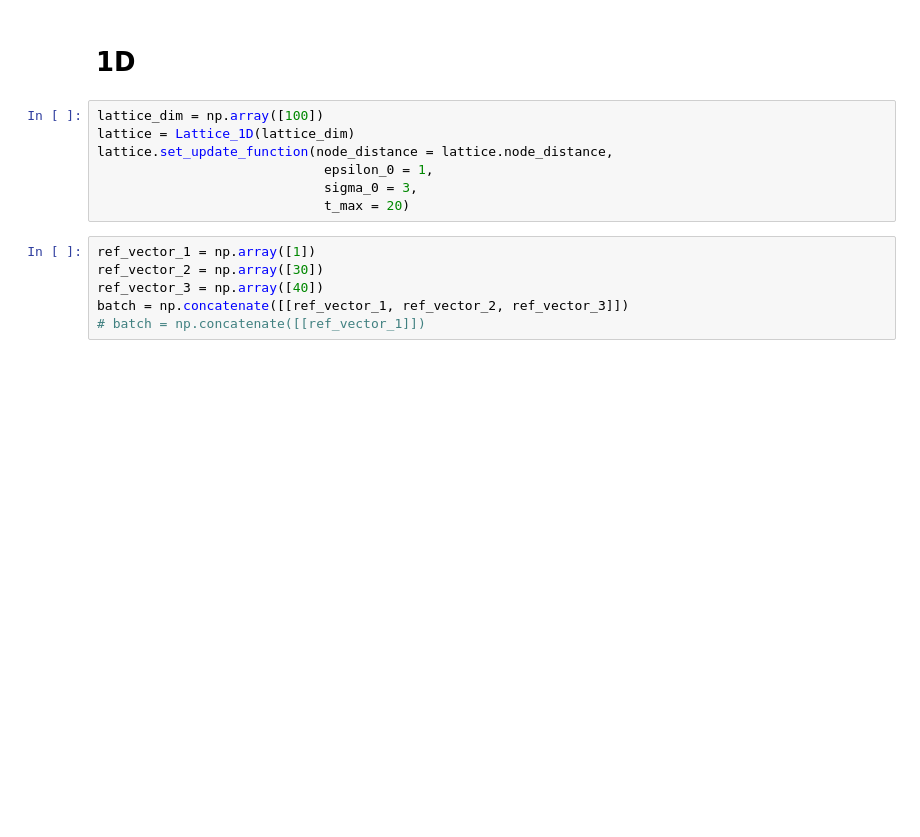
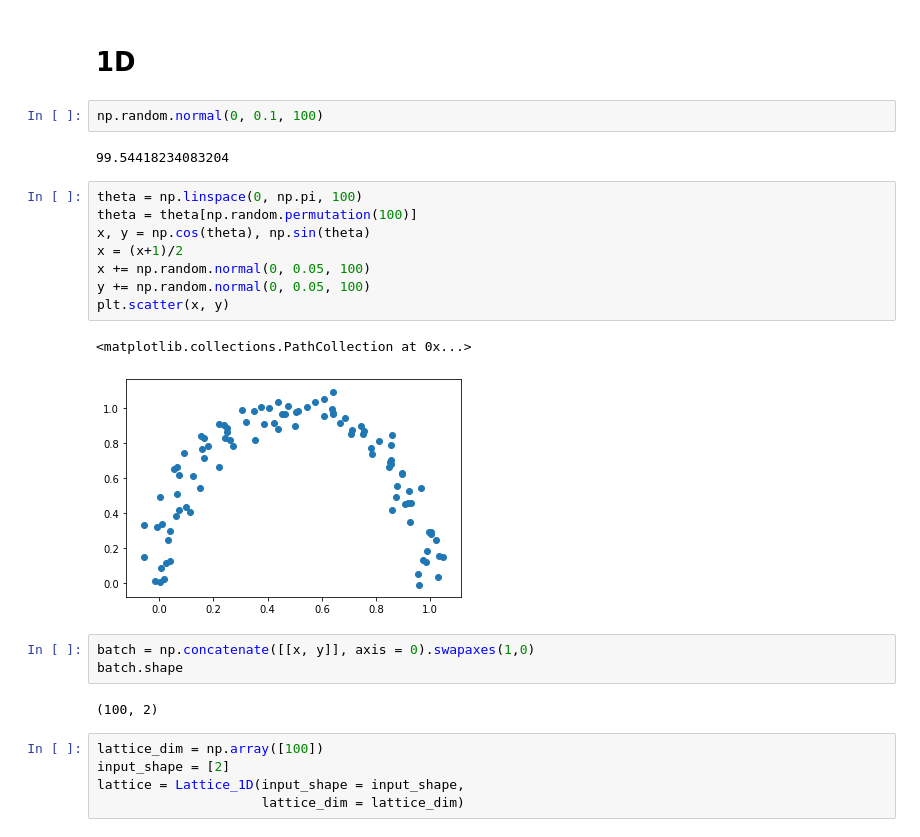
Before and after one commit to Louis-Dupont/SOM, a Jupyter notebook: test.ipynb, the cells around one changed output. Drawn from its saved outputs; the diff is of its cells as text; blank space fills up the shorter version.

```diff
--- a/test.ipynb
+++ b/test.ipynb
@@ -237,15 +289,27 @@ plot_list_ref_vector(lattice, batch)
 # %% [markdown]
 # 1D
+# %%
+np.random.normal(0, 0.1, 100)
+# %% [output]
+99.54418234083204
+# %%
+theta = np.linspace(0, np.pi, 100)
+theta = theta[np.random.permutation(100)]
+x, y = np.cos(theta), np.sin(theta)
+x = (x+1)/2
+x += np.random.normal(0, 0.05, 100)
+y += np.random.normal(0, 0.05, 100)
+plt.scatter(x, y)
+# %% [output]
+<matplotlib.collections.PathCollection at 0x...>
+[figure, added]
+# %%
+batch = np.concatenate([[x, y]], axis = 0).swapaxes(1,0)
+batch.shape
+# %% [output]
+(100, 2)
 # %%
 lattice_dim = np.array([100])
-lattice = Lattice_1D(lattice_dim)
-lattice.set_update_function(node_distance = lattice.node_distance,
-                             epsilon_0 = 1,
-                             sigma_0 = 3,
-                             t_max = 20)
+input_shape = [2]
+lattice = Lattice_1D(input_shape = input_shape,
+                     lattice_dim = lattice_dim)
-# %%
-ref_vector_1 = np.array([1])
-ref_vector_2 = np.array([30])
-ref_vector_3 = np.array([40])
-batch = np.concatenate([[ref_vector_1, ref_vector_2, ref_vector_3]])
-# batch = np.concatenate([[ref_vector_1]])
```
Also changed, not shown: parts of 23 cells of this notebook.
